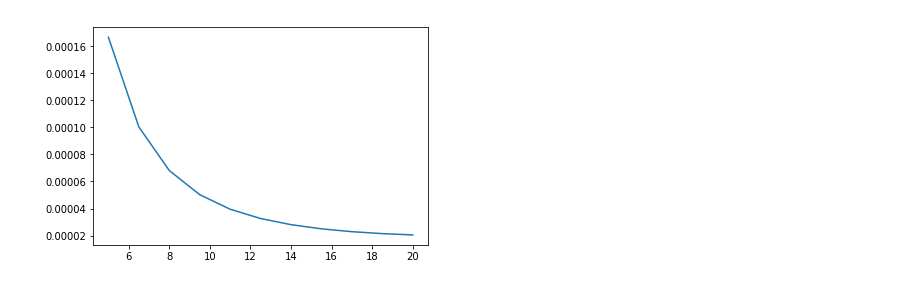
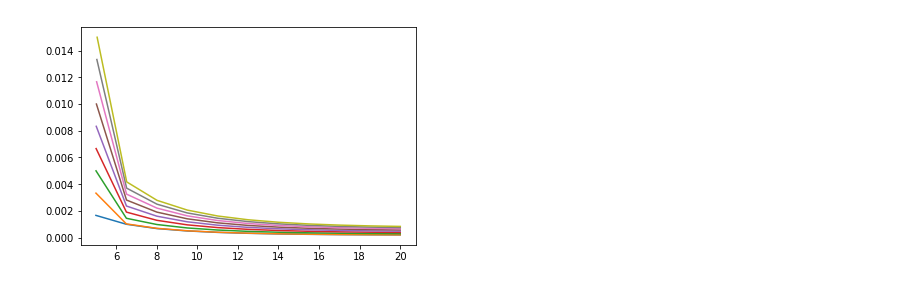
Before and after one commit to ARUN-PRAKASH-95/NFEM-PROJECT, a Jupyter notebook: Plasticity.ipynb, the cells around one changed output. Drawn from its saved outputs; the diff is of its cells as text; code cells hidden in the pictures.

Commit message:
plasticity changed

```diff
--- a/Plasticity.ipynb
+++ b/Plasticity.ipynb
@@ -2,7 +2,7 @@
 import numpy as np
 import matplotlib.pyplot as plt
 
-t=np.arange(0.01,0.02,0.01)
+t=np.arange(0.1,1,0.1)
 poissons_ratio = 0.20
 E = 0.2
 Inner_radius = 5
@@ -12,17 +12,33 @@ mu = E/(2*(1+poissons_ratio))
 Lambda=poissons_ratio*E/((1-2*poissons_ratio)*(1+poissons_ratio))
 volumetric_strain = -0.01
 yield_stress = 200e-6 #N/micromm^2
+
+
+
 C = np.array([[Lambda+2*mu,Lambda,Lambda],
               [Lambda,Lambda+2*mu,Lambda],
               [Lambda,Lambda,Lambda+2*mu]])
-coordinate = np.linspace(Inner_radius,outer_radius,n+1)
+
+#Tangent stiffness parameters
+a=np.eye(3)
+c=np.outer(a,a)
+Kay = 3*Lambda+2*mu
+b=np.eye(9)
+d=np.zeros((9,9))
+d[0,0]=1; d[1,3]=1;d[2,6]=1;d[3,1]=1;d[4,4]=1;d[5,7]=1;d[6,2]=1;d[7,5]=1;d[8,8]=1
+I = (1/2*(b+d))-(1/3*c)
+print(I)
+coordinate = np.linspace(Inner_radius,outer_radius,n+1)      #Mesh
 #print(coordinate)
+
+
+
 
 Global_K = np.zeros((n+1,n+1))   # Zero matrix of order (n+1,n+1) for adding elemental stiffness
 Global_F_ext = np.zeros((n+1,1))
-delta_u = 1
+Global_plastic_strain = np.zeros((n,3,1))
 
-plastic_strain = np.zeros((n,3,1))
+
 
 d = np.linspace(0,(1/3*t[0]*(-volumetric_strain)*coordinate[0]),n+1).reshape(n+1,1) #Initial guess
 
@@ -34,11 +50,13 @@ Reduced_displacement = np.delete(Global_displacement,(0),axis=0)
 for time,tau in enumerate(t):
     Global_displacement[0]=1/3*tau*(-volumetric_strain)*Inner_radius
     print(time+1)
+#     print("GLOB:",Global_displacement)
+    delta_u = 1
+    plastic_strain = np.zeros((n,3,1))
     while np.linalg.norm(delta_u)>(0.005*np.linalg.norm(Reduced_displacement)):
         for i in range(len(coordinate)-1):
 
-
-            def element_routine(coordinate,Lambda,mu,tau):
+            def element_routine(coordinate,Lambda,mu,tau,i):
                 Derivative_N = np.array([-1/2,1/2])
                 Jacobian = Derivative_N@np.array([[coordinate[i]],
                                                   [coordinate[i+1]]])
@@ -50,18 +68,17 @@ for time,tau in enumerate(t):
 
 
                 B_T = np.transpose(B)
-                Element_stiffness = 2*(B_T@material_routine(E)@B)*Jacobian*((coordinate[i]+coordinate[i+1])/2)**2
+                Element_stiffness = 2*(B_T@material_routine(E,i)@B)*Jacobian*((coordinate[i]+coordinate[i+1])/2)**2
 
                 #External force calculation
                 sigma_rr = 2*mu*J_inv*((-Global_displacement[i]+Global_displacement[i+1])/2)+Lambda*tau*volumetric_strain
 
                 Fe = np.array([[-np.asscalar(sigma_rr)*coordinate[i]**2],
                                 [np.asscalar(sigma_rr)*coordinate[i+1]**2]])
-                #print(Fe)
                 return Element_stiffness
 
 
-            def material_routine(E):
+            def material_routine(E,i):
                 Derivative_N = np.array([-1/2,1/2])
                 Jacobian = Derivative_N@np.array([[coordinate[i]],
                                                   [coordinate[i+1]]])
@@ -74,20 +91,34 @@ for time,tau in enumerate(t):
                 Current_strain = B_matrix@np.array([Global_displacement[i],Global_displacement[i+1]])
 
 
-                Trial_stress = C@(Current_strain - plastic_strain[i])
+                Trial_stress = C@(Current_strain - Global_plastic_strain[i])
                 Trial_dev = Trial_stress - 1/3*np.sum(Trial_stress)
                 Trial_eq = np.sqrt(3/2*(np.sum(np.square(Trial_dev))))
+                #print('eq',Trial_eq)
+                dev_tensor = np.diagflat(Trial_dev)
 
-                if Trial_eq - yield_stress <= 0:
+                dev_outer = np.outer(dev_tensor,dev_tensor)
+              #  print(dev_outer)
+              #  print("TRIAL:",Trial_eq)
+              #  print(yield_stress)
+                if Trial_eq - yield_stress < 0:
                     return C
                 else:
-                    del_lamda = (Trial_eq - yield_stress)/E
-                    plastic_strain[i] = plastic_strain[i] + del_lamda * 1.5 * (Trial_dev/Trial_eq)
+                    del_lamda = (Trial_eq - yield_stress)/(3*mu)
+                    #print('del_l',del_lamda)
+                    plastic_strain[i] = Global_plastic_strain[i] + del_lamda * 1.5 * (Trial_dev/Trial_eq)
                     new_stress = C@(Current_strain-plastic_strain[i])
 
-
-            Ke = element_routine(coordinate,Lambda,mu,tau)
-
+                    new_dev = new_stress - 1/3*np.sum(new_stress)
+                    new_eq = np.sqrt(3/2*(np.sum(np.square(new_dev))))
+                    print('new',new_eq,i)
+                    tangent_stiffness = Kay/3*(c)+2*mu*((Trial_eq-3*mu*del_lamda)/Trial_eq)*I-(3*mu*(1/Trial_eq**2)*dev_outer)
+                    skip = tangent_stiffness[0::4]
+                    C_t = skip[np.nonzero(skip)].reshape(3,3)
+                    #print(C_t)
+                    return C_t
+#             print("I_out:",i)
+            Ke = element_routine(coordinate,Lambda,mu,tau,i)
             #Assignmnet matrix
             Ae = np.zeros((2,n+1))
             Ae[0,i]=1                                            # [0,n-1]=1 [1,n]=1
@@ -99,16 +130,15 @@ for time,tau in enumerate(t):
             K=AeT@Ke@Ae                                          # Stiffness matrix  of each element after transformation
             Global_K = np.add(Global_K,K)  # Global stiffnes matrix
 
-            K_red = np.delete(Global_K,(0),axis=0)
-            K_red = np.delete(K_red,(0),axis=1)
+        K_red = np.delete(Global_K,(0),axis=0)
+        K_red = np.delete(K_red,(0),axis=1)
 
 
 
            #F_ext = AeT@Fe_ext                                   # Force vector of each element after transformation
            #Global_F_ext=np.add(Global_F_ext,F_ext)              # Global F matrix
-            Global_F_ext = np.zeros((n+1,1))
-           #print(Global_F_ext)
-            Global_F_ext[-1]=0                                   # Global F matrix
+        Global_F_ext = np.zeros((n+1,1))
+        Global_F_ext[-1]=0                                   # Global F matrix
 
 
 
@@ -122,8 +152,10 @@ for time,tau in enumerate(t):
         G_red = np.delete(G_matrix,(0),axis=0)
         delta_u = np.linalg.inv(K_red)@G_red
         Reduced_displacement = Reduced_displacement - delta_u
+
         Global_displacement = np.insert(Reduced_displacement,(0),(1/3*(tau)*(-volumetric_strain)*Inner_radius)).reshape(n+1,1)
+#lobal_displacement = np.insert(Reduced_displacement,(0),(1/3*(tau)*(-volumetric_strain)*Inner_radius)).reshape(n+1,1)
+    Global_plastic_strain=plastic_strain
     plt.plot(coordinate,Global_displacement)
-
-coordinate = coordinate + (Global_displacement.reshape(1,n+1))
+    coordinate = coordinate + (Global_displacement.reshape(n+1))
 # %% [output]
@@ -131 +179 @@ coordinate = coordinate + (Global_displacement.reshape(1,n+1))
-[figure, old version]
+[figure, new version]
```
Also changed, not shown: parts of 1 cell of this notebook, 1 other file.
